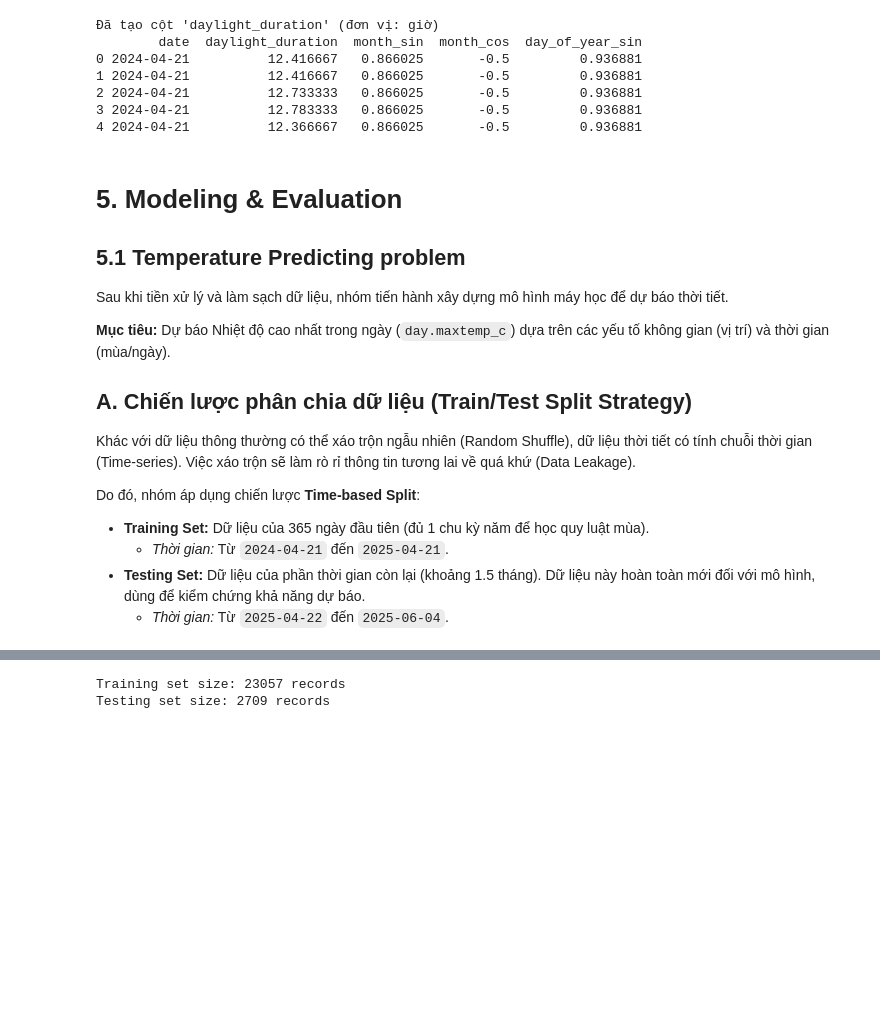
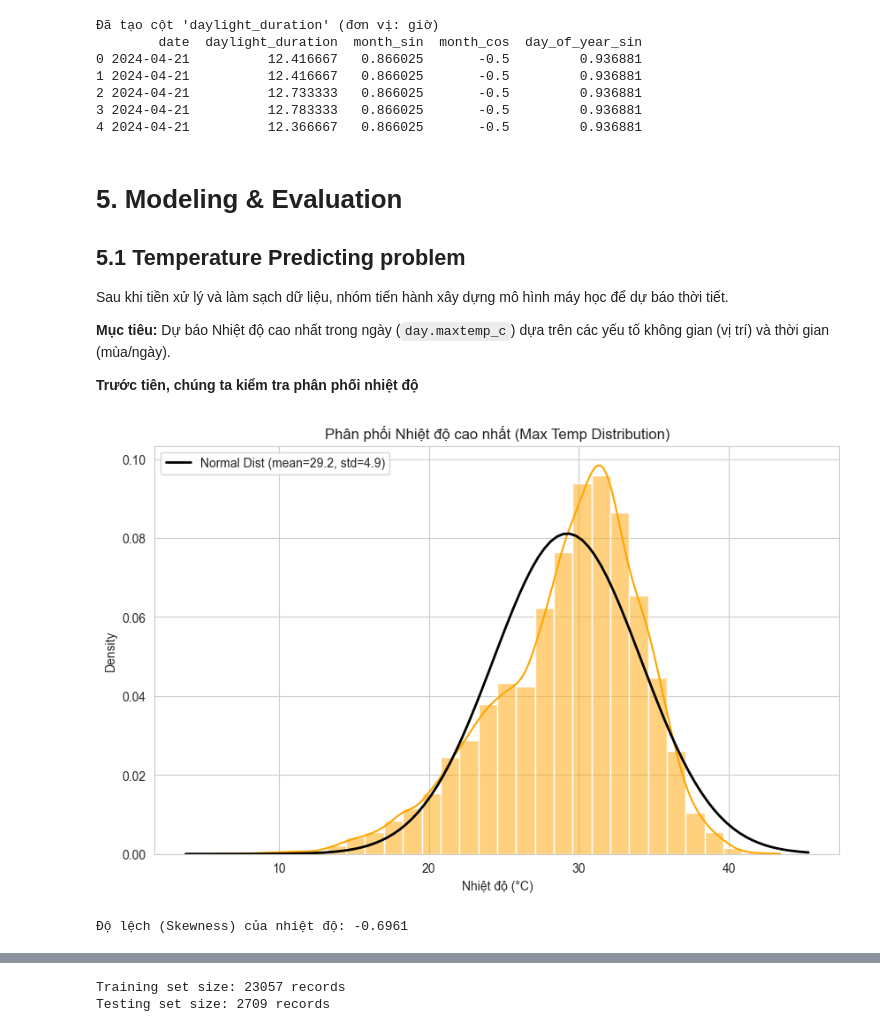
Before and after one commit to DucPhuc1/ProgrammingForDS, a Jupyter notebook: weatherVN.ipynb, the cells around one changed output, grey strips where cells are left out. Saved outputs shown, nothing was run; the diff lists cells and outputs as text; code cells hidden in the pictures; blank space fills up the shorter version.

Commit message:
Detect distribution (Imbalance) for modeling
And 2 questions of Phuc

```diff
--- a/weatherVN.ipynb
+++ b/weatherVN.ipynb
@@ -1555,12 +1556,27 @@ Sau khi tiền xử lý và làm sạch dữ liệu, nhóm tiến hành xây d
 
 **Mục tiêu:** Dự báo Nhiệt độ cao nhất trong ngày (`day.maxtemp_c`) dựa trên các yếu tố không gian (vị trí) và thời gian (mùa/ngày).
 
-## A. Chiến lược phân chia dữ liệu (Train/Test Split Strategy)
-
-Khác với dữ liệu thông thường có thể xáo trộn ngẫu nhiên (Random Shuffle), dữ liệu thời tiết có tính chuỗi thời gian (Time-series). Việc xáo trộn sẽ làm rò rỉ thông tin tương lai về quá khứ (Data Leakage).
-
-Do đó, nhóm áp dụng chiến lược **Time-based Split**:
-* **Training Set:** Dữ liệu của 365 ngày đầu tiên (đủ 1 chu kỳ năm để học quy luật mùa).
-    * *Thời gian:* Từ `2024-04-21` đến `2025-04-21`.
-* **Testing Set:** Dữ liệu của phần thời gian còn lại (khoảng 1.5 tháng). Dữ liệu này hoàn toàn mới đối với mô hình, dùng để kiểm chứng khả năng dự báo.
-    * *Thời gian:* Từ `2025-04-22` đến `2025-06-04`.
+**Trước tiên, chúng ta kiểm tra phân phối nhiệt độ**
+# %%
+# 1. Vẽ biểu đồ phân phối nhiệt độ (Histogram + KDE)
+plt.figure(figsize=(10, 6))
+sns.histplot(df['day.maxtemp_c'], kde=True, color='orange', bins=30, stat='density')
+
+# Vẽ thêm đường cong chuẩn (Normal Distribution) để so sánh
+mu, std = norm.fit(df['day.maxtemp_c'])
+xmin, xmax = plt.xlim()
+x = np.linspace(xmin, xmax, 100)
+p = norm.pdf(x, mu, std)
+plt.plot(x, p, 'k', linewidth=2, label=f'Normal Dist (mean={mu:.1f}, std={std:.1f})')
+
+plt.title('Phân phối Nhiệt độ cao nhất (Max Temp Distribution)')
+plt.xlabel('Nhiệt độ (°C)')
+plt.legend()
+plt.show()
+
+# 2. Kiểm tra độ lệch (Skewness)
+skewness = df['day.maxtemp_c'].skew()
+print(f"Độ lệch (Skewness) của nhiệt độ: {skewness:.4f}")
+# %% [output]
+[figure, added]
+Độ lệch (Skewness) của nhiệt độ: -0.6961
```
Also changed, not shown: parts of 26 cells of this notebook.
